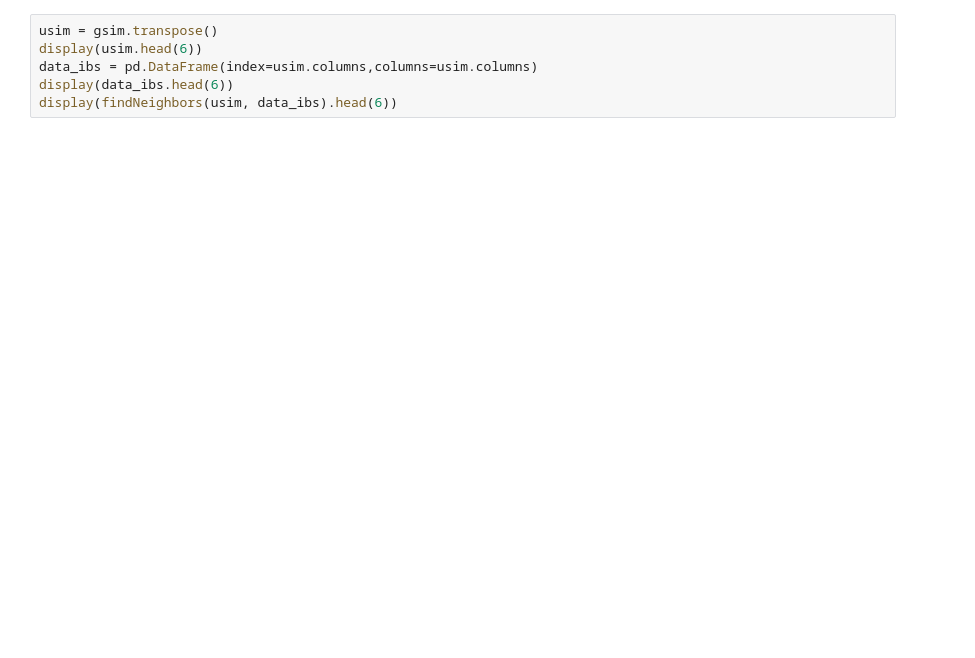
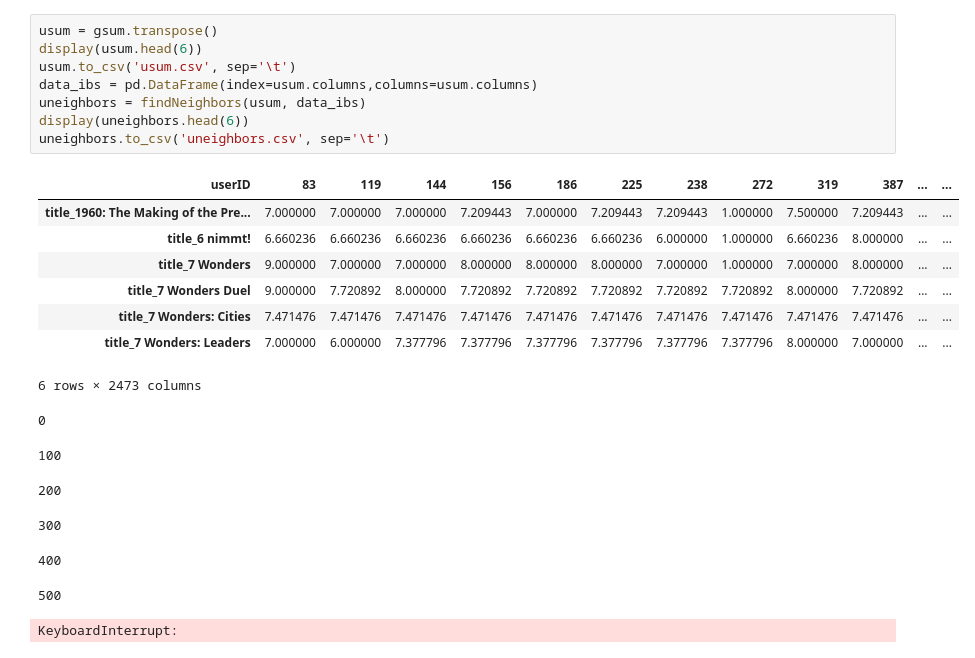
Before and after one commit to tgreiser/board-game-recommendation, a Jupyter notebook: 04 Collaborative Filter.ipynb, the cells around one changed output. Drawn from its saved outputs; the diff is of its cells as text; blank space fills up the shorter version.

```diff
--- a/04 Collaborative Filter.ipynb
+++ b/04 Collaborative Filter.ipynb
@@ -62,6 +113,24 @@ ValueError: array must not contain infs or NaNs
 # %%
-usim = gsim.transpose()
-display(usim.head(6))
-data_ibs = pd.DataFrame(index=usim.columns,columns=usim.columns)
-display(data_ibs.head(6))
-display(findNeighbors(usim, data_ibs).head(6))
+usum = gsum.transpose()
+display(usum.head(6))
+usum.to_csv('usum.csv', sep='\t')
+data_ibs = pd.DataFrame(index=usum.columns,columns=usum.columns)
+uneighbors = findNeighbors(usum, data_ibs)
+display(uneighbors.head(6))
+uneighbors.to_csv('uneighbors.csv', sep='\t')
+# %% [output]
+| userID | 83 | 119 | 144 | 156 | 186 | 225 | 238 | 272 | 319 | 387 | ... | ... |
+| title_1960: The Making of the Pre... | 7.000000 | 7.000000 | 7.000000 | 7.209443 | 7.000000 | 7.209443 | 7.209443 | 1.000000 | 7.500000 | 7.209443 | ... | ... |
+| title_6 nimmt! | 6.660236 | 6.660236 | 6.660236 | 6.660236 | 6.660236 | 6.660236 | 6.000000 | 1.000000 | 6.660236 | 8.000000 | ... | ... |
+| title_7 Wonders | 9.000000 | 7.000000 | 7.000000 | 8.000000 | 8.000000 | 8.000000 | 7.000000 | 1.000000 | 7.000000 | 8.000000 | ... | ... |
+| title_7 Wonders Duel | 9.000000 | 7.720892 | 8.000000 | 7.720892 | 7.720892 | 7.720892 | 7.720892 | 7.720892 | 8.000000 | 7.720892 | ... | ... |
+| title_7 Wonders: Cities | 7.471476 | 7.471476 | 7.471476 | 7.471476 | 7.471476 | 7.471476 | 7.471476 | 7.471476 | 7.471476 | 7.471476 | ... | ... |
+| title_7 Wonders: Leaders | 7.000000 | 6.000000 | 7.377796 | 7.377796 | 7.377796 | 7.377796 | 7.377796 | 7.377796 | 8.000000 | 7.000000 | ... | ... |
+6 rows × 2473 columns
+0
+100
+200
+300
+400
+500
+KeyboardInterrupt:
```
Also changed, not shown: parts of 1 cell of this notebook, 4 other files.
